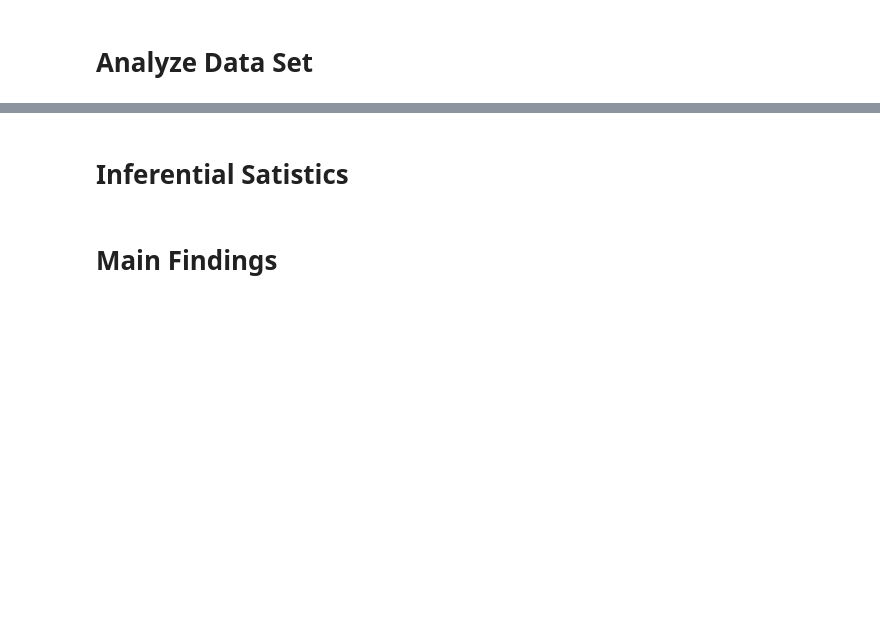
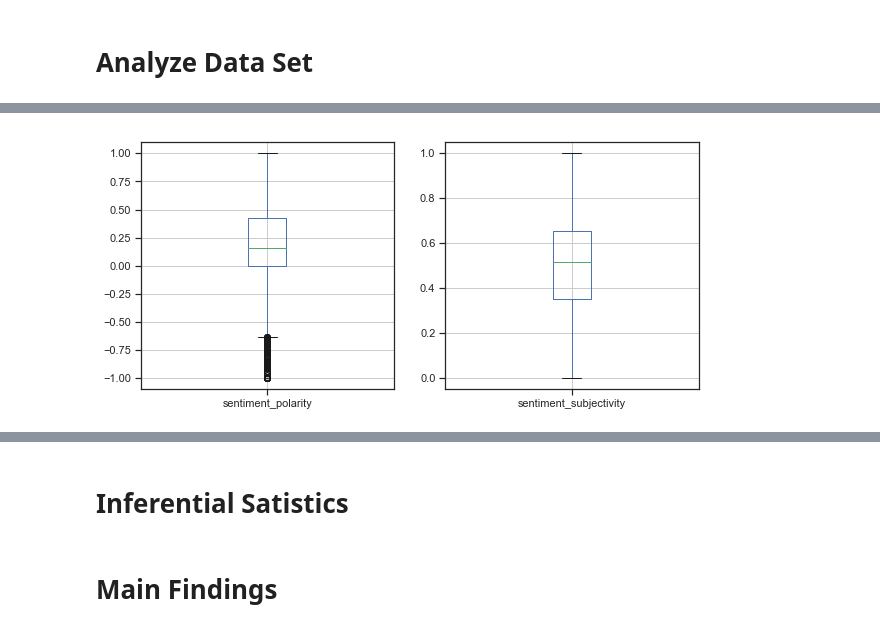
Before and after one commit to igorstojanovic91/google-play-store, a Jupyter notebook: Google Play Store Aanalysis.ipynb, the cells around one changed output, grey strips where cells are left out. Drawn from its saved outputs; the diff is of its cells as text; code cells hidden in the pictures; blank space fills up the shorter version.

```diff
--- a/Google Play Store Aanalysis.ipynb
+++ b/Google Play Store Aanalysis.ipynb
@@ -603,0 +719,13 @@ df_review.to_csv('df_review_clean.csv')
+# %%
+# Having the boxplot view
+plt.figure(1, figsize=(10,10))
+
+plt.subplot(221)
+df_review.boxplot(column='sentiment_polarity')# add boxplot to 1st subplot
+
+plt.subplot(222)
+df_review.boxplot(column='sentiment_subjectivity')
+
+plt.show();
+# %% [output]
+[figure, added]
```
Also changed, not shown: parts of 22 cells of this notebook.
